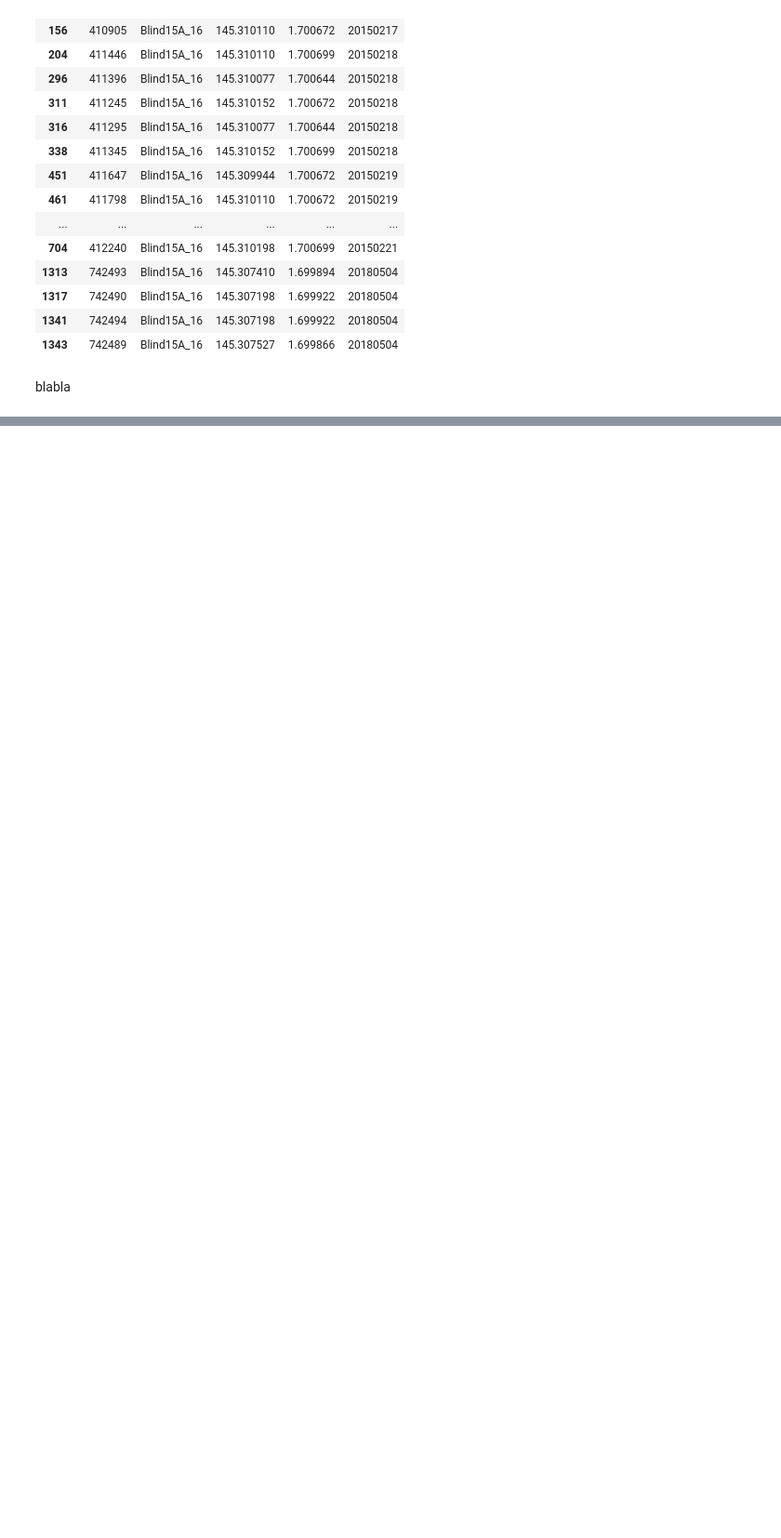
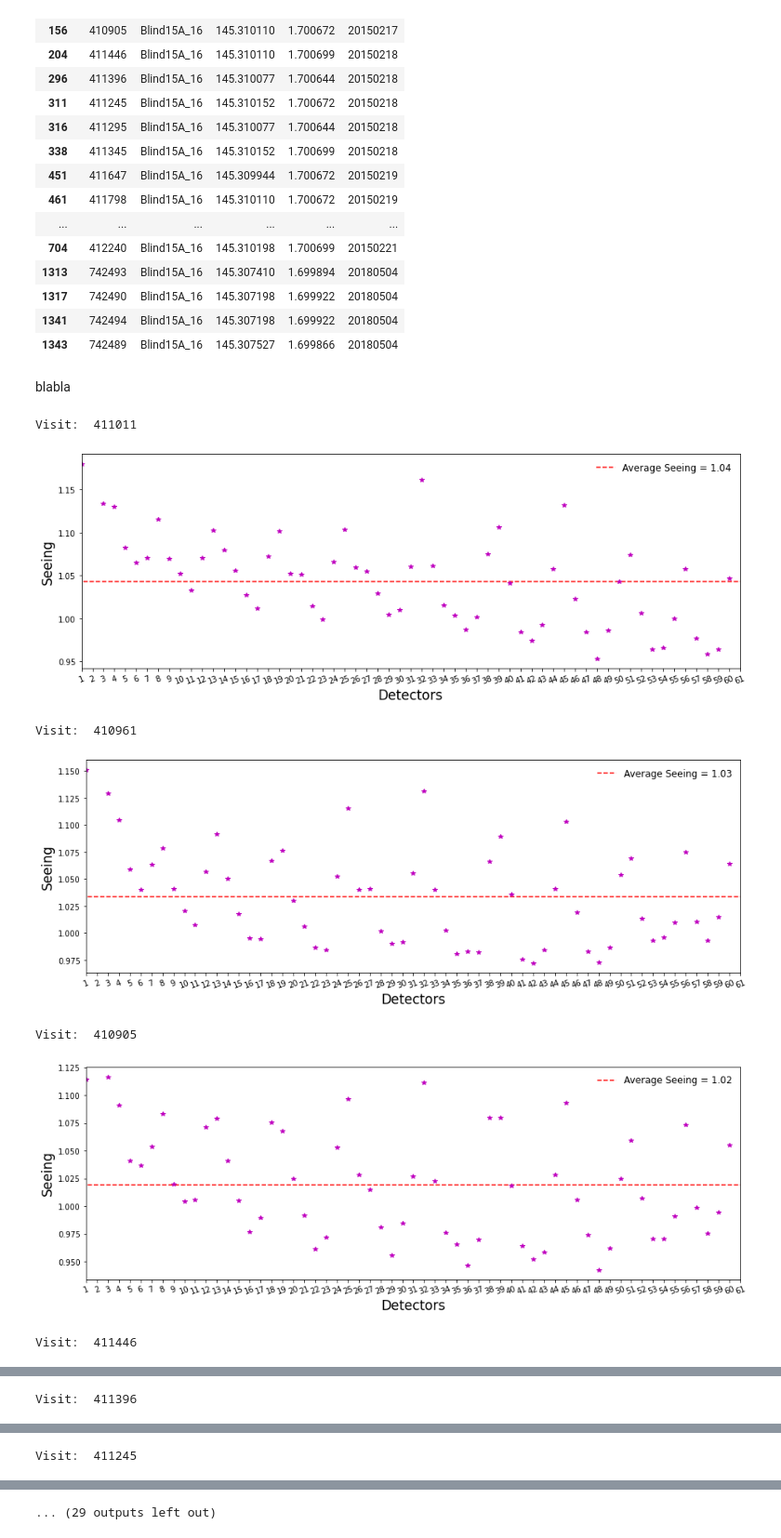
Before and after one commit to PauCaBu/LSST_notebooks, a Jupyter notebook: Seeing.ipynb, the cells around one changed output, grey strips where cells are left out. Shown at 93% size. Cells and saved outputs as stored; diff of their text form; code cells hidden in the pictures; blank space fills up the shorter version.

```diff
--- a/Seeing.ipynb
+++ b/Seeing.ipynb
@@ -223,3 +223,22 @@ data[data['target_name']=='Blind15A_16']
 | 1343 | 742489 | Blind15A_16 | 145.307527 | 1.699866 | 20180504 |
 # %% [markdown]
 blabla
+# %%
+collection = 'processCcdOutputs/Blind15A_16'
+visits = data[data['target_name']=='Blind15A_16'].exposure
+avg_seeing = []
+for i in visits:
+    print('Visit: ',i)
+    avg_seeing.append(checkSeeing(collection,i,'calexp', plot=True))
+
+t = QTable([visits, avg_seeing*u.arcsec, OD_v2],
+            names=('exposure', 'average seeing', 'Obs. Day'),
+            meta={'name': 'first table'})
+# %% [output]
+Visit:  411011
+[figure, added]
+Visit:  410961
+[figure, added]
+Visit:  410905
+[figure, added]
+Visit:  411446
@@ -225,0 +246 @@ blabla
+Visit:  411396
@@ -225,0 +248 @@ blabla
+Visit:  411245
@@ -225,0 +250 @@ blabla
+... (29 outputs left out)
```
Also changed, not shown: parts of 2 cells of this notebook.
